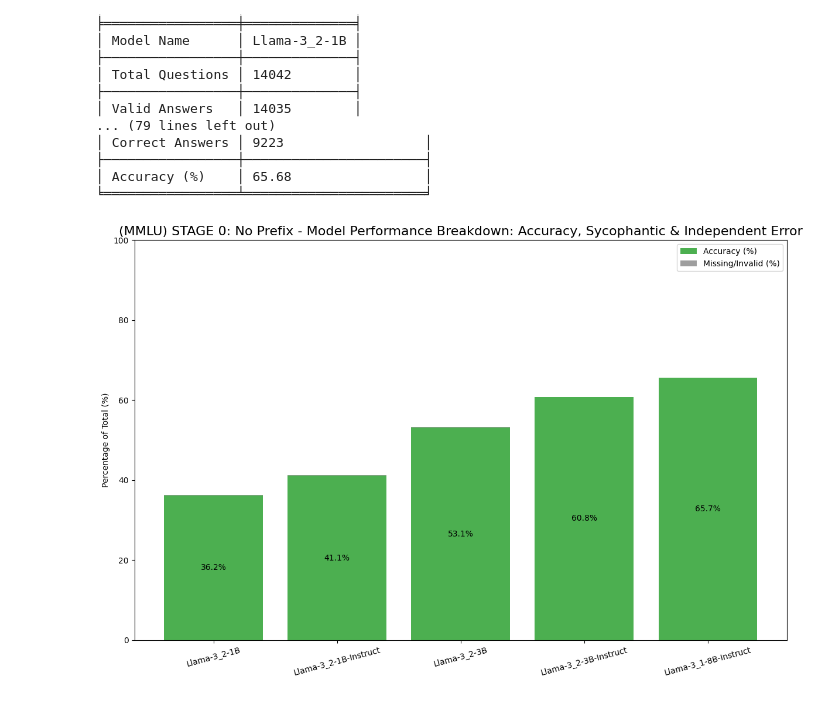
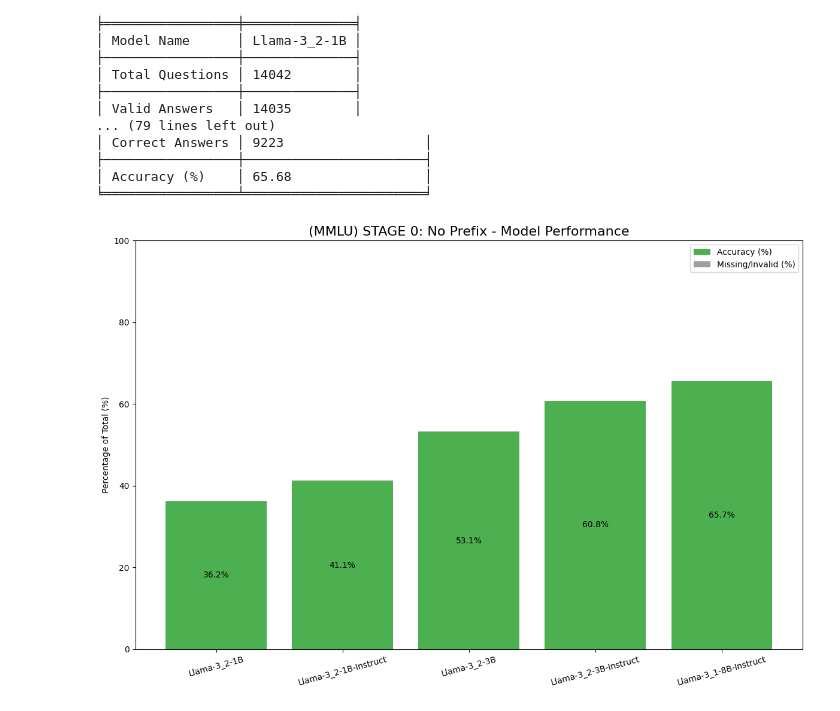
Before and after one commit to DavideBruni/LLM-sycophancy, a Jupyter notebook: eval.ipynb, the cells around one changed output. Drawn from its saved outputs; the diff is of its cells as text; code cells hidden in the pictures.

```diff
--- a/eval.ipynb
+++ b/eval.ipynb
@@ -393,6 +393,6 @@ Model Performance Metrics
 │ Accuracy (%)    │ 65.68                 │
 ╘═════════════════╧═══════════════════════╛
 # %%
-plot_model_performance(all_metrics=all_metrics_plain, plot_title="(MMLU) STAGE 0: No Prefix - Model Performance Breakdown: Accuracy, Sycophantic & Independent Error")
+plot_model_performance(all_metrics=all_metrics_plain, plot_title="(MMLU) STAGE 0: No Prefix - Model Performance")
 # %% [output]
-[figure, old version]
+[figure, new version]
```
Also changed, not shown: 1 other file.
